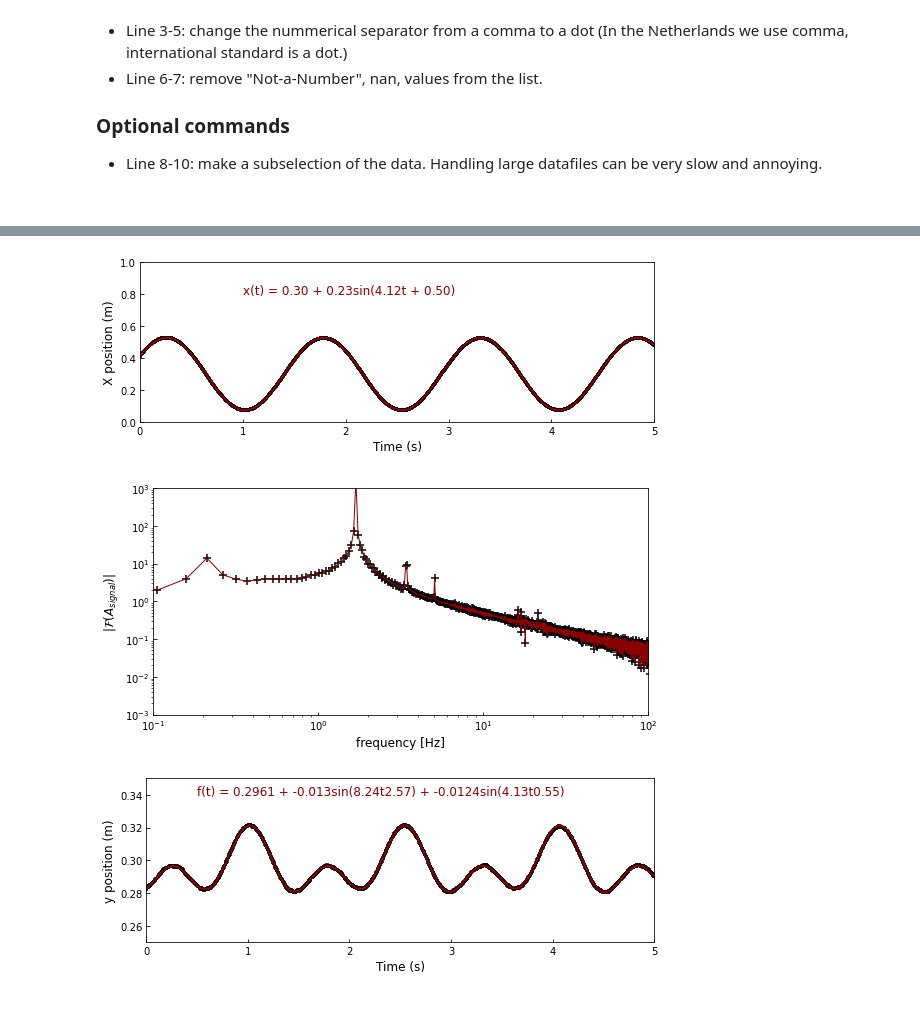
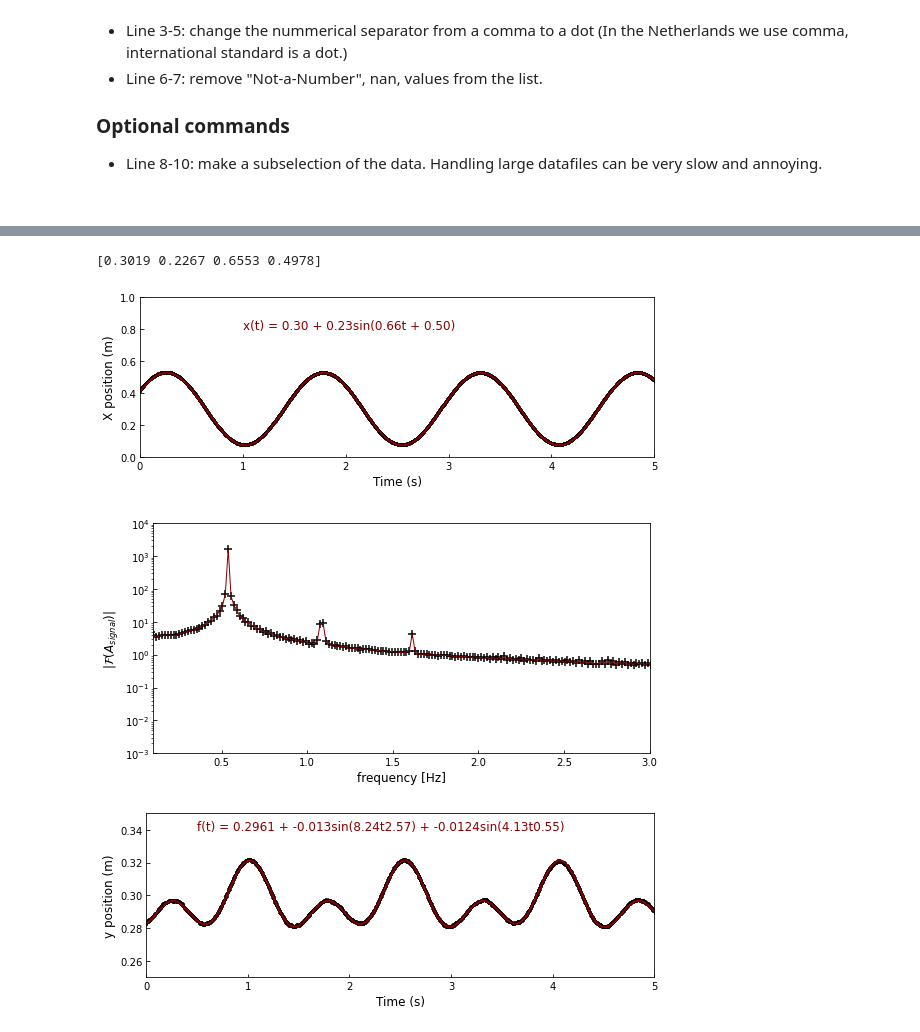
Before and after one commit to JBusink/Ndiff, a Jupyter notebook: code/Notebook_FFT.ipynb, the cells around one changed output, grey strips where cells are left out. Cells and saved outputs as stored; diff of their text form; code cells hidden in the pictures.

```diff
--- a/code/Notebook_FFT.ipynb
+++ b/code/Notebook_FFT.ipynb
@@ -45,45 +64,49 @@ y = np.asarray(Ypos[0:15000])*scaling
 # %%
 
-def model(x,a,b,c,d,e,f,g):
+def model(x,a,b,c,d):
+    return a+b*np.sin(2*np.pi*c*x+d)
+def model1(x,a,b,c,d,e,f,g):
     return a+b*np.sin(c*x+d)+e*np.sin(f*x+g)
 
-popt, pcov = curve_fit(model,t[0:1000],x[0:1000],p0=[0.6,0.1,4,0,0.0001,0,0])
+popt, pcov = curve_fit(model,t[0:1000],x[0:1000],p0=[0.6,0.1,4/6,0])
 fig,axes=plt.subplots(1,1,figsize=(8,3))
 axes.scatter(t[0::1],x[0::1], color = 'black', s = 15, marker ='+')
 axes.plot(np.linspace(0,5,1001),model(np.linspace(0,5,1001),*popt), color ='darkred', lw = 2)
 axes.set_xlim(0,5)
 axes.set_ylim(0,1)
 axes.set_xlabel('Time (s)', fontsize=12)
 axes.set_ylabel('X position (m)',fontsize=12)
 axes.tick_params(direction="in")
-
+print(popt)
 # axes.text(1,0.25,r"$f(t) = x_{0} + A(t)\cdot\sin(\omega t+\phi)$", color = 'black', fontsize=12)
 axes.text(1,0.8,"x(t) = " + "{:.2f}".format(popt[0]) +" + "+ "{:.2f}".format(popt[1])
           +r"sin(" +"{:.2f}".format(popt[2])+ "t + "+"{:.2f}".format(popt[3]) + ")"  , color = 'darkred', fontsize=12)
 plt.tight_layout()
 plt.show()
 
 
 # Number of sample points
+fps= 126
 A_signal_fft = rfft(np.asarray(x)-np.mean(x))
-frequencies = rfftfreq(np.size(t),1/126.)
+frequencies = rfftfreq(np.size(t),1/(2*fps))
 
 fig,axes=plt.subplots(1,1, figsize=(8,4))
-axes.plot(frequencies*2*np.pi, np.abs(A_signal_fft), lw=1, c='darkred')
-axes.scatter(frequencies*2*np.pi, np.abs(A_signal_fft), s=50, c='black',marker='+')
-
-axes.set_xlim(.1,100)
-axes.set_ylim(0.001,1000)
+axes.plot(frequencies, np.abs(A_signal_fft), lw=1, c='darkred')
+axes.scatter(frequencies, np.abs(A_signal_fft), s=50, c='black',marker='+')
+# print(frequencies*2*np.pinp.argmax())
+axes.set_xlim(.1,3)
+axes.set_ylim(0.001,10000)
 axes.set_yscale('log')
-axes.set_xscale('log')
+# axes.set_xscale('log')
 
 axes.set_xlabel("frequency [Hz]",fontsize=12)
 axes.set_ylabel(r"$|\mathcal{F}(A_{signal})|$",fontsize=12)
 axes.tick_params(direction="in")
 # plt.savefig('Munib/FFT_Mean_Slinger_Ydirection.svg')
 plt.tight_layout()
 plt.show()
 # %% [output]
+[0.3019 0.2267 0.6553 0.4978]
 [figure]
-[figure, old version]
+[figure, new version]
 # %%
```
Also changed, not shown: parts of 4 cells of this notebook.
